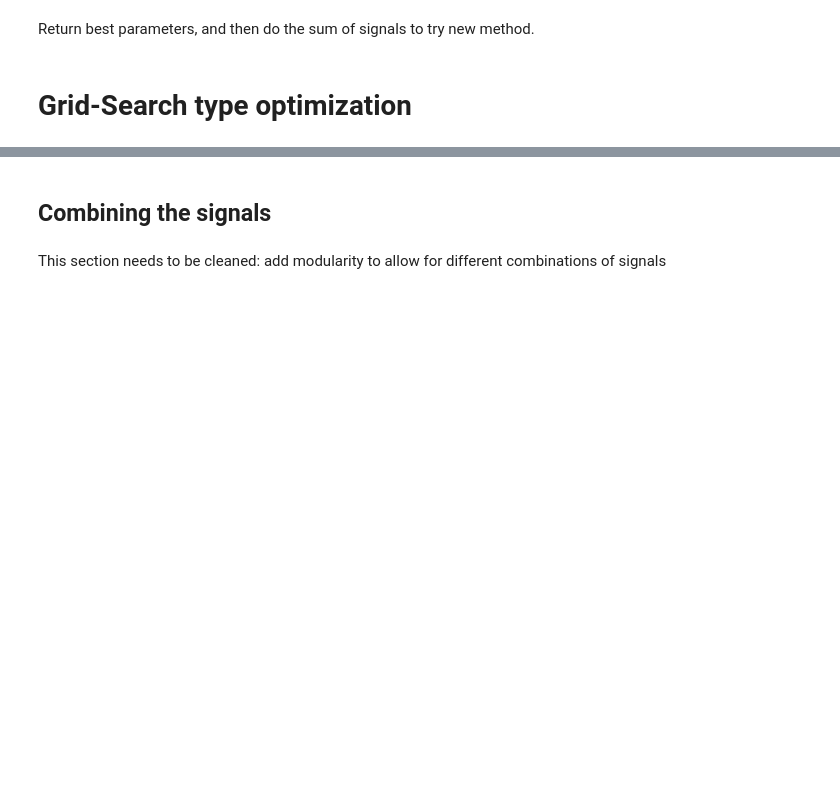
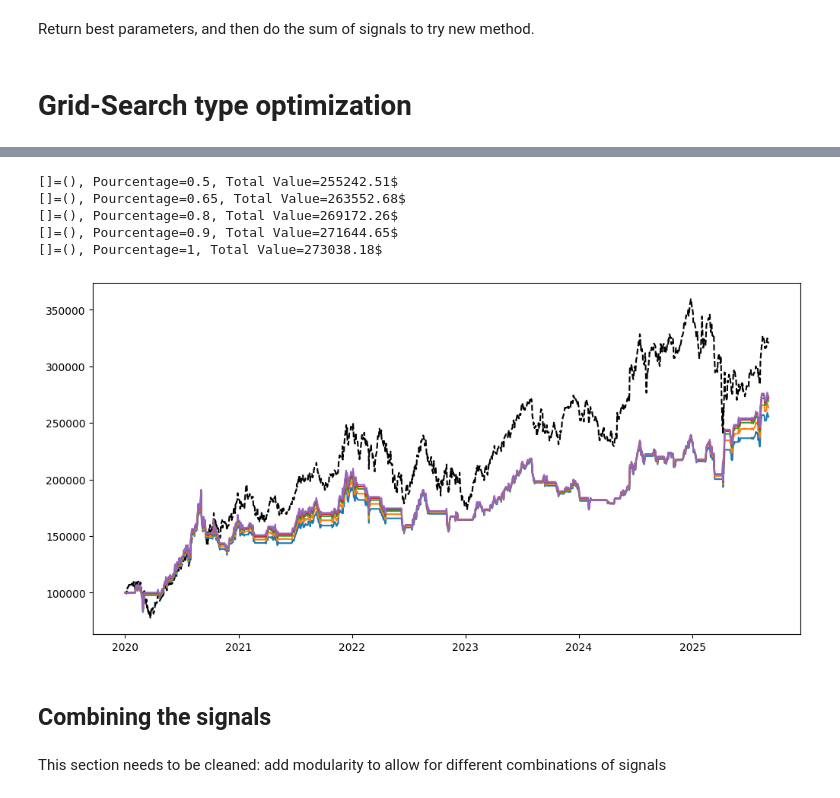
Before and after one commit to VincentGoze/SimpleBacktesting, a Jupyter notebook: Untitled.ipynb, the cells around one changed output, grey strips where cells are left out. Saved outputs shown, nothing was run; the diff lists cells and outputs as text; code cells hidden in the pictures; blank space fills up the shorter version.

```diff
--- a/Untitled.ipynb
+++ b/Untitled.ipynb
@@ -53,6 +53,28 @@ def mean_reversion_signal(df,prices_column,window,threshold):
         if p < (1-threshold)*m:
             signal_column.append(1)
         elif p > (1+threshold)*m:
+            signal_column.append(-1)
+        else:
+            signal_column.append(0)
+    return signal_column
+
+
+def alligator_signal(df,prices_column,jaw_window=13,teeth_window=8,lips_window=5,jaw_shift=8,teeth_shift=5,lips_shift=3):
+    """
+    https://chartschool.stockcharts.com/table-of-contents/technical-indicators-and-overlays/technical-indicators/alligator-indicator
+    For now, we keep the default parameters. We will maybe optimize later
+    """
+
+    # average of the high and low prices are typically used but we'll use Close for simplicity here
+    jaws = df[prices_column].rolling(window=jaw_window).mean().shift(1+jaw_shift)          #in this setting, we take decisions on the day after, which explains the "1+"
+    teeth = df[prices_column].rolling(window=teeth_window).mean().shift(1+teeth_shift)
+    lips = df[prices_column].rolling(window=lips_window).mean().shift(1+lips_shift)
+
+    signal_column = []
+    for l, t, j in zip(lips, teeth, jaws):
+        if l > t > j:
+            signal_column.append(1)
+        elif l < t < j:
             signal_column.append(-1)
         else:
             signal_column.append(0)
@@ -211,3 +247,12 @@ best_value_crossover, best_parameters_crossover=optimize_signal_parameters(movin
+# %%
+best_value_alligator, best_parameters["alligator"]=optimize_signal_parameters(alligator_signal,df,"Close",{},[0.2,0.5,0.65,0.8,0.9,1],cutoff_threshold=2.5)
+# %% [output]
+[]=(), Pourcentage=0.5, Total Value=255242.51$
+[]=(), Pourcentage=0.65, Total Value=263552.68$
+[]=(), Pourcentage=0.8, Total Value=269172.26$
+[]=(), Pourcentage=0.9, Total Value=271644.65$
+[]=(), Pourcentage=1, Total Value=273038.18$
+[figure, added]
 # %% [markdown]
 ## Combining the signals
 # %% [markdown]
```
Also changed, not shown: parts of 12 cells of this notebook, 1 other file.
